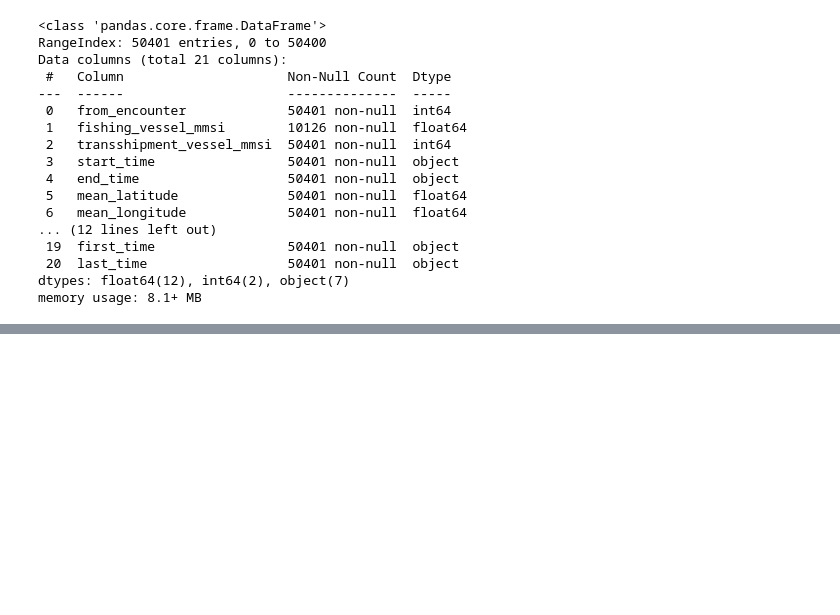
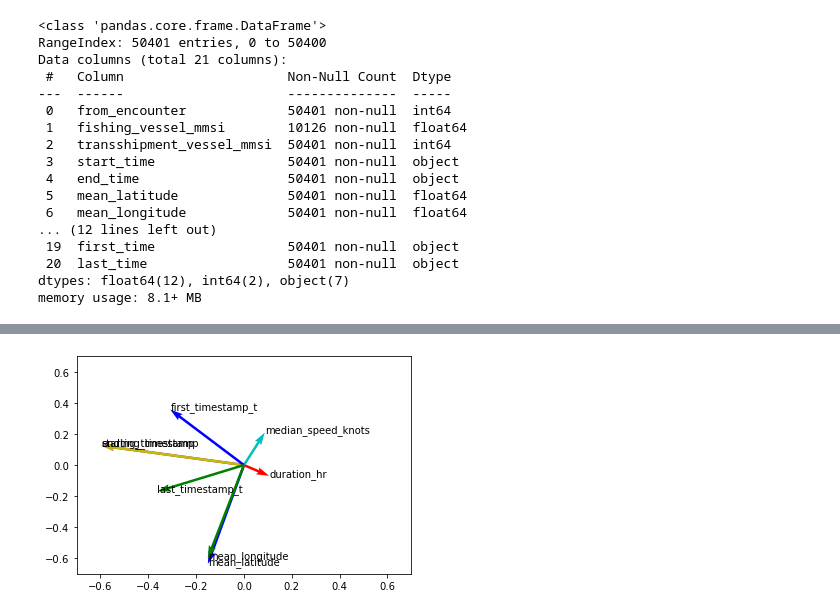
Before and after one commit to neuhart/Doing_DataScience_SS22, a Jupyter notebook: Clustering_p.ipynb, the cells around one changed output, grey strips where cells are left out. Saved outputs shown, nothing was run; the diff lists cells and outputs as text; code cells hidden in the pictures; blank space fills up the shorter version.

```diff
--- a/Clustering_p.ipynb
+++ b/Clustering_p.ipynb
@@ -51,0 +108,12 @@ df.info()
+# %%
+origin = np.zeros_like(pca.components_)
+plt.xlim([-0.7,0.7])
+plt.ylim([-0.7,0.7])
+
+# plt.scatter(x=pca.components_[0],y=pca.components_[1])
+plt.quiver(*origin, pca.components_[0], pca.components_[1],angles='xy', scale=1,scale_units='xy', color=('b','g','r','c','m','y'))
+#plt.legend(title='Feature', loc='upper right')
+for i, txt in enumerate(KMeans_input_columns):
+    plt.annotate(txt, (pca.components_[0][i],pca.components_[1][i]))
+# %% [output]
+[figure, added]
```
Also changed, not shown: parts of 16 cells of this notebook.
